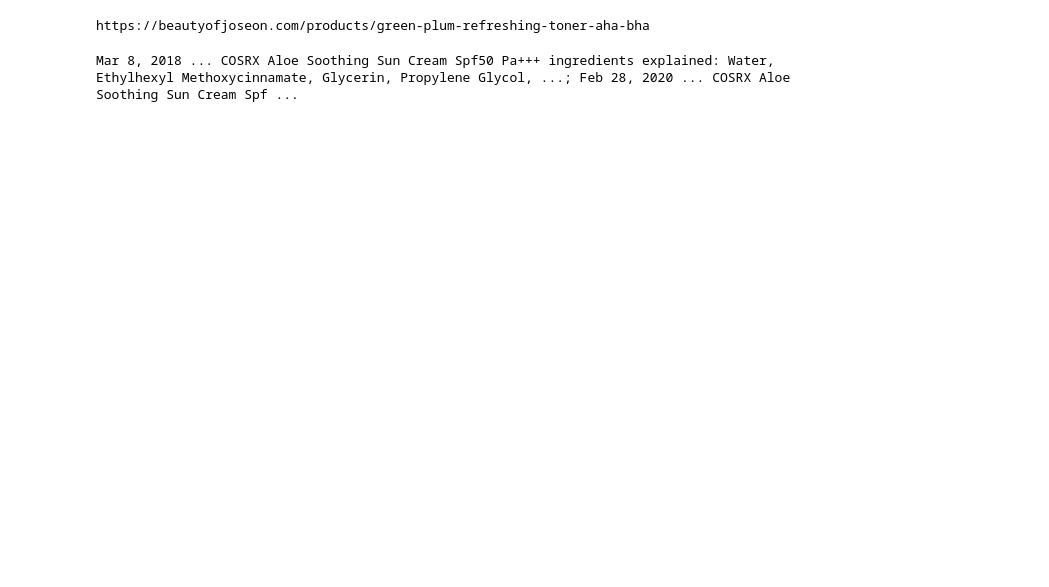
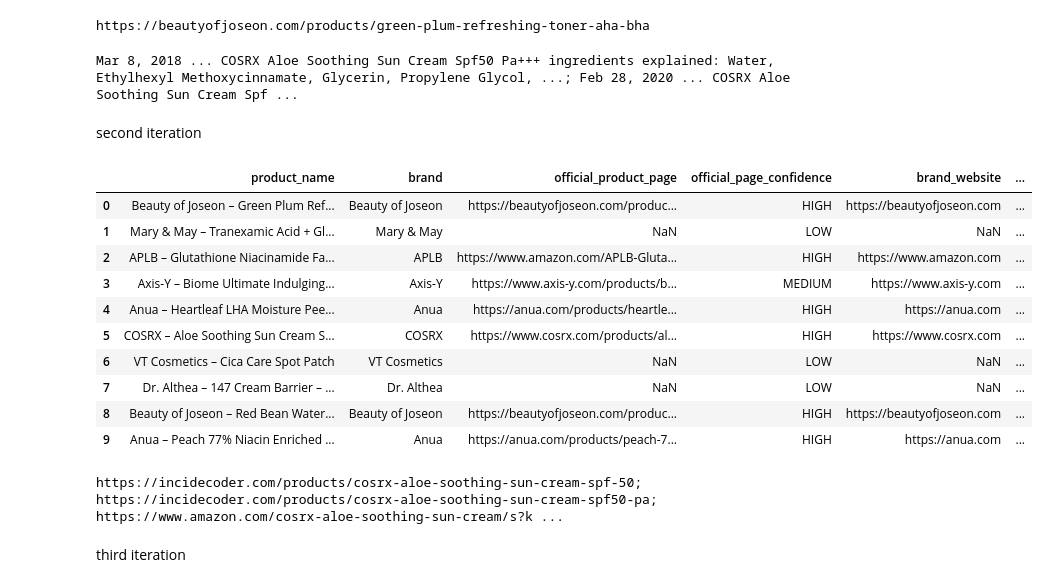
Before and after one commit to wont-laylow/sraper_and_validation_proj, a Jupyter notebook: day_2/notebook.ipynb, the cells around one changed output. Saved outputs shown, nothing was run; the diff lists cells and outputs as text; code cells hidden in the pictures; blank space fills up the shorter version.

```diff
--- a/day_2/notebook.ipynb
+++ b/day_2/notebook.ipynb
@@ -39,3 +39,27 @@ https://beautyofjoseon.com/products/green-plum-refreshing-toner-aha-bha
 print(df.loc[5, "external_ingredients"])
 # %% [output]
 Mar 8, 2018 ... COSRX Aloe Soothing Sun Cream Spf50 Pa+++ ingredients explained: Water, Ethylhexyl Methoxycinnamate, Glycerin, Propylene Glycol, ...; Feb 28, 2020 ... COSRX Aloe Soothing Sun Cream Spf ...
+# %% [markdown]
+second iteration
+# %%
+df = pd.read_csv("enriched_products.csv")
+# %%
+df
+# %% [output]
+|  | product_name | brand | official_product_page | official_page_confidence | brand_website | ... |
+| 0 | Beauty of Joseon – Green Plum Ref... | Beauty of Joseon | https://beautyofjoseon.com/produc... | HIGH | https://beautyofjoseon.com | ... |
+| 1 | Mary & May – Tranexamic Acid + Gl... | Mary & May | NaN | LOW | NaN | ... |
+| 2 | APLB – Glutathione Niacinamide Fa... | APLB | https://www.amazon.com/APLB-Gluta... | HIGH | https://www.amazon.com | ... |
+| 3 | Axis-Y – Biome Ultimate Indulging... | Axis-Y | https://www.axis-y.com/products/b... | MEDIUM | https://www.axis-y.com | ... |
+| 4 | Anua – Heartleaf LHA Moisture Pee... | Anua | https://anua.com/products/heartle... | HIGH | https://anua.com | ... |
+| 5 | COSRX – Aloe Soothing Sun Cream S... | COSRX | https://www.cosrx.com/products/al... | HIGH | https://www.cosrx.com | ... |
+| 6 | VT Cosmetics – Cica Care Spot Patch | VT Cosmetics | NaN | LOW | NaN | ... |
+| 7 | Dr. Althea – 147 Cream Barrier – ... | Dr. Althea | NaN | LOW | NaN | ... |
+| 8 | Beauty of Joseon – Red Bean Water... | Beauty of Joseon | https://beautyofjoseon.com/produc... | HIGH | https://beautyofjoseon.com | ... |
+| 9 | Anua – Peach 77% Niacin Enriched ... | Anua | https://anua.com/products/peach-7... | HIGH | https://anua.com | ... |
+# %%
+print(df.loc[5, "source_urls"])
+# %% [output]
+https://incidecoder.com/products/cosrx-aloe-soothing-sun-cream-spf-50; https://incidecoder.com/products/cosrx-aloe-soothing-sun-cream-spf50-pa; https://www.amazon.com/cosrx-aloe-soothing-sun-cream/s?k ...
+# %% [markdown]
+third iteration
```
Also changed, not shown: parts of 5 cells of this notebook, 4 other files.
